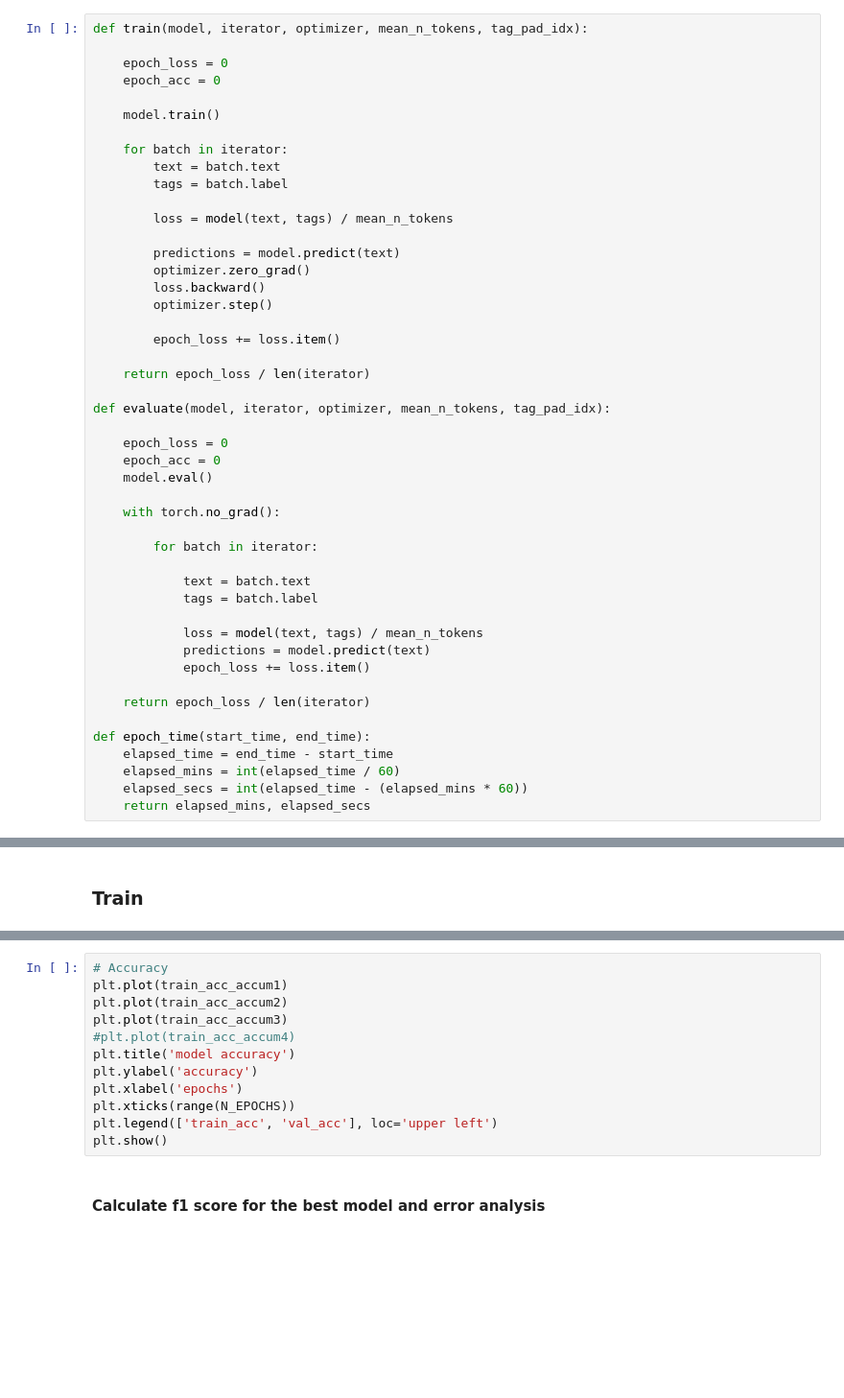
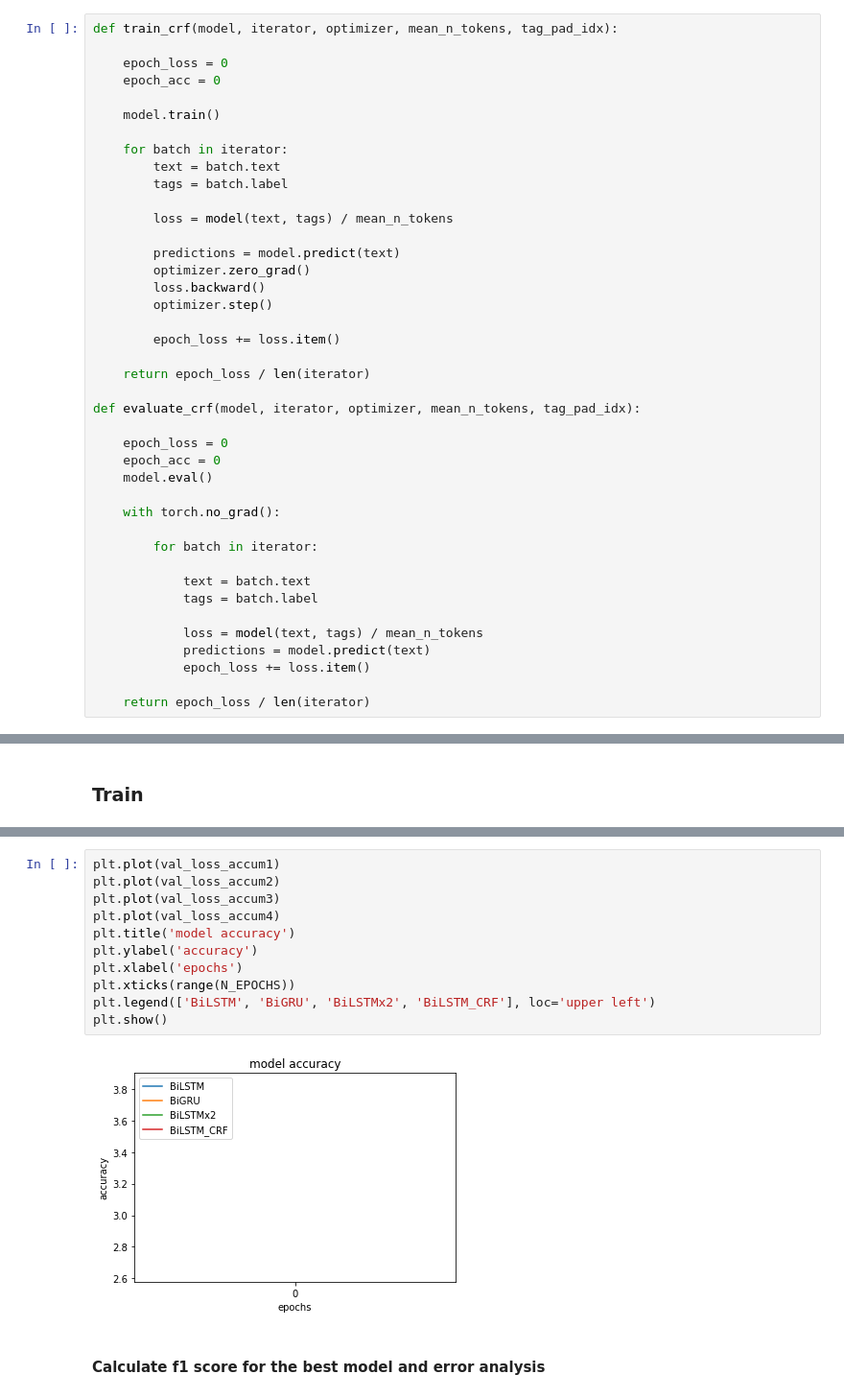
Before and after one commit to pptr3/nlp-assignments, a Jupyter notebook: assignment3/Assignment_3.ipynb, the cells around one changed output, grey strips where cells are left out. Shown at 96% size. Drawn from its saved outputs; the diff is of its cells as text; blank space fills up the shorter version.

```diff
--- a/assignment3/Assignment_3.ipynb
+++ b/assignment3/Assignment_3.ipynb
@@ -571,7 +492,7 @@ Test Loss: 0.394 |  Test Acc: 87.37%
 # %% [markdown]
 ##  BiLSTM + FC + CRF model
 # %%
-def train(model, iterator, optimizer, mean_n_tokens, tag_pad_idx):
+def train_crf(model, iterator, optimizer, mean_n_tokens, tag_pad_idx):
 
     epoch_loss = 0
     epoch_acc = 0
@@ -593,7 +514,7 @@ def train(model, iterator, optimizer, mean_n_tokens, tag_pad_idx):
 
     return epoch_loss / len(iterator)
 
-def evaluate(model, iterator, optimizer, mean_n_tokens, tag_pad_idx):
+def evaluate_crf(model, iterator, optimizer, mean_n_tokens, tag_pad_idx):
 
     epoch_loss = 0
     epoch_acc = 0
@@ -611,12 +532,6 @@ def evaluate(model, iterator, optimizer, mean_n_tokens, tag_pad_idx):
             epoch_loss += loss.item()
 
     return epoch_loss / len(iterator)
-
-def epoch_time(start_time, end_time):
-    elapsed_time = end_time - start_time
-    elapsed_mins = int(elapsed_time / 60)
-    elapsed_secs = int(elapsed_time - (elapsed_mins * 60))
-    return elapsed_mins, elapsed_secs
 # %%
 from torchcrf import CRF
 class BiLSTM_CRF(nn.Module):
@@ -759,14 +654,15 @@ print(f'Test Loss: {test_loss:.3f} |  Test Acc: {test_acc*100:.2f}%')
 # %%
-# Accuracy
-plt.plot(train_acc_accum1)
-plt.plot(train_acc_accum2)
-plt.plot(train_acc_accum3)
-#plt.plot(train_acc_accum4)
+plt.plot(val_loss_accum1)
+plt.plot(val_loss_accum2)
+plt.plot(val_loss_accum3)
+plt.plot(val_loss_accum4)
 plt.title('model accuracy')
 plt.ylabel('accuracy')
 plt.xlabel('epochs')
 plt.xticks(range(N_EPOCHS))
-plt.legend(['train_acc', 'val_acc'], loc='upper left')
+plt.legend(['BiLSTM', 'BiGRU', 'BiLSTMx2', 'BiLSTM_CRF'], loc='upper left')
 plt.show()
+# %% [output]
+[figure, added]
 # %% [markdown]
 #### Calculate f1 score for the best model and error analysis
```
Also changed, not shown: parts of 33 cells of this notebook.
